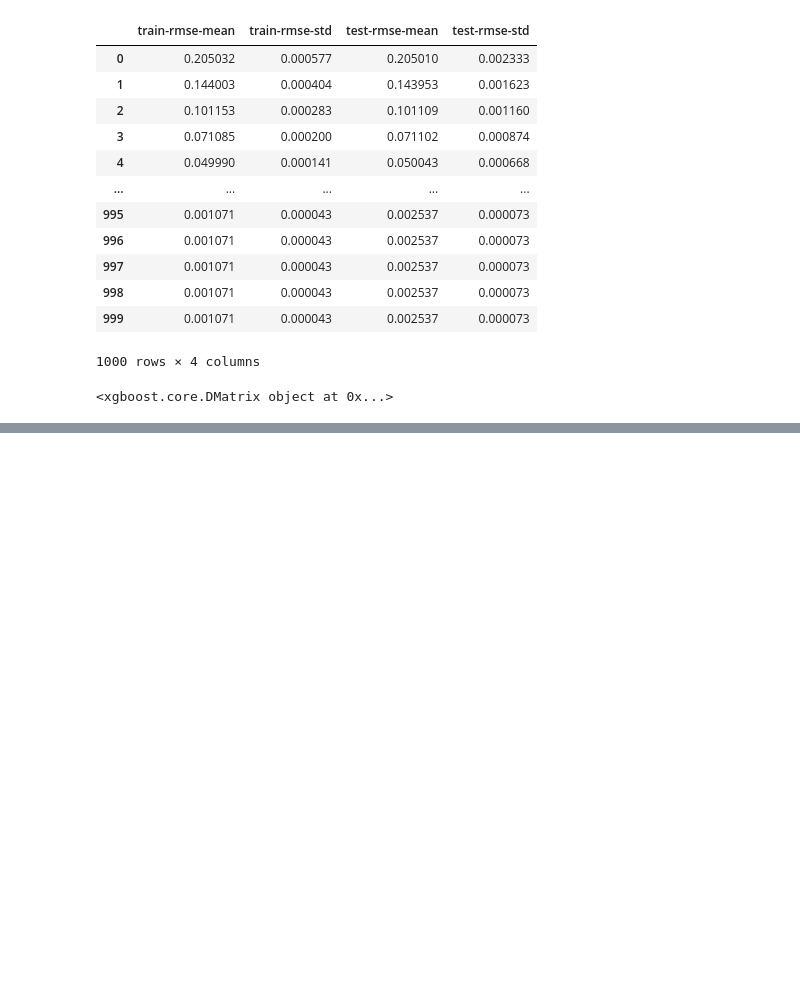
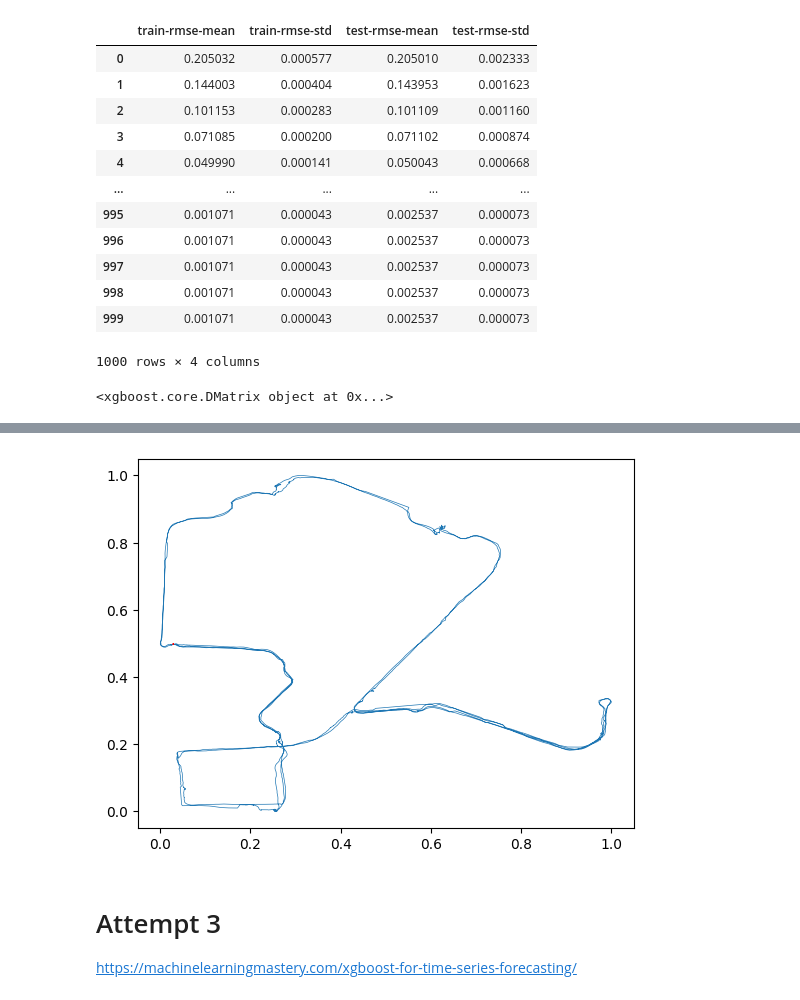
Before and after one commit to CSfromCS/VHS-Thesis, a Jupyter notebook: Baseline Models v4/XGBoost v4.ipynb, the cells around one changed output, grey strips where cells are left out. Cells and saved outputs as stored; diff of their text form; code cells hidden in the pictures; blank space fills up the shorter version.

Commit message:
XGBoost add code

```diff
--- a/Baseline Models v4/XGBoost v4.ipynb
+++ b/Baseline Models v4/XGBoost v4.ipynb
@@ -288,0 +342,25 @@ TypeError: ('Expecting data to be a DMatrix object, got: ', <class 'pandas.core.
+# %%
+# copy X to predictions
+predictions = X.copy()
+
+for i in range(1000):
+    nextX = predictions.iloc[[-1]]
+    nextXDMatrix = xgb.DMatrix(nextX)
+
+    y_pred = model.predict(nextXDMatrix)
+
+    # if(nextX['Latitude'].values[0] == y_pred[0][0] and nextX['Longitude'].values[0] == y_pred[0][1]):
+    #     print('same')
+    #     break
+
+    # shift nextX to the right
+    # !don't run multiple times because nextX shifts to the right everytime
+    nextX = nextX.shift(2, axis=1)
+
+    # set nextX latitude and longitude to y_pred
+    nextX[['Latitude', 'Longitude']] = y_pred
+
+    # add another row to predictions
+    predictions = predictions.append(nextX, ignore_index=True)
+
+predictions
@@ -288,0 +381,13 @@ TypeError: ('Expecting data to be a DMatrix object, got: ', <class 'pandas.core.
+# %%
+# Plot 2d array of latitude and longitude on a map
+import matplotlib.pyplot as plt
+
+# plot
+plt.plot(X['Longitude'], X['Latitude'], linewidth=0.5)
+plt.plot(predictions[len(X):]['Longitude'], predictions[len(X):]['Latitude'], linewidth=1, color="red")
+plt.show()
+# %% [output]
+[figure, added]
+# %% [markdown]
+# Attempt 3
+https://machinelearningmastery.com/xgboost-for-time-series-forecasting/
```
Also changed, not shown: parts of 27 cells of this notebook.
